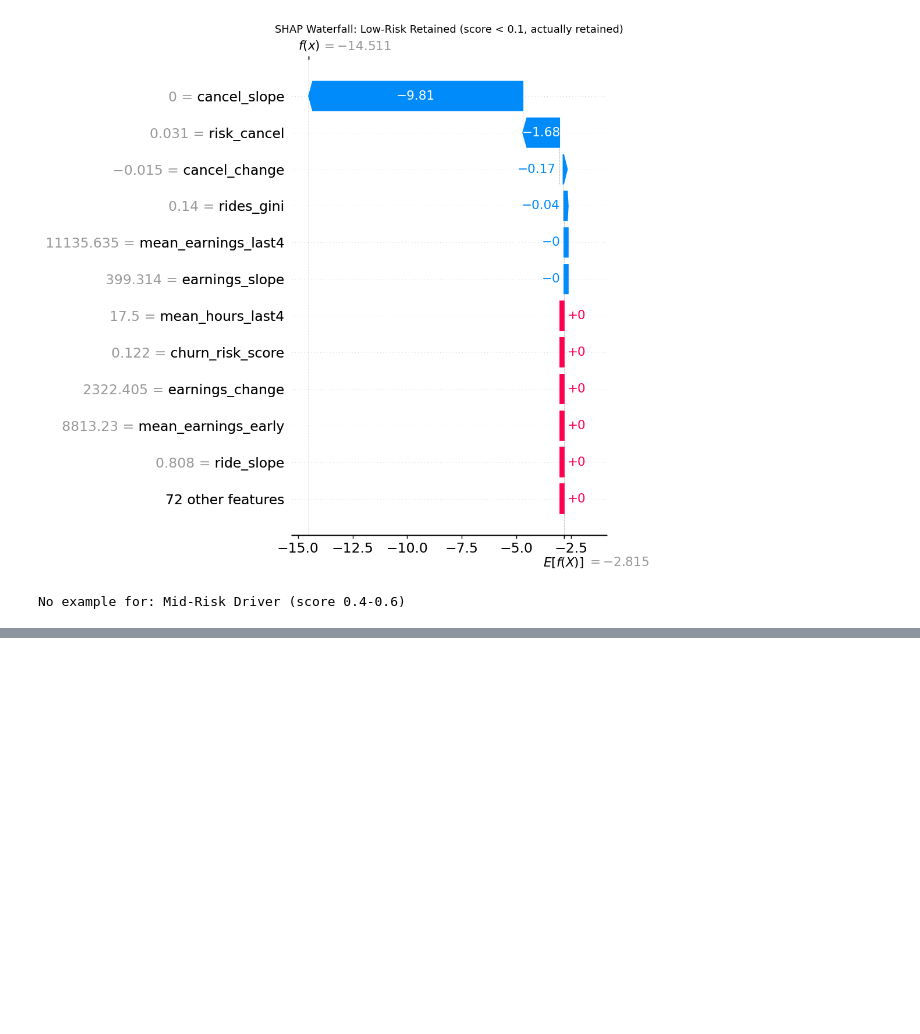
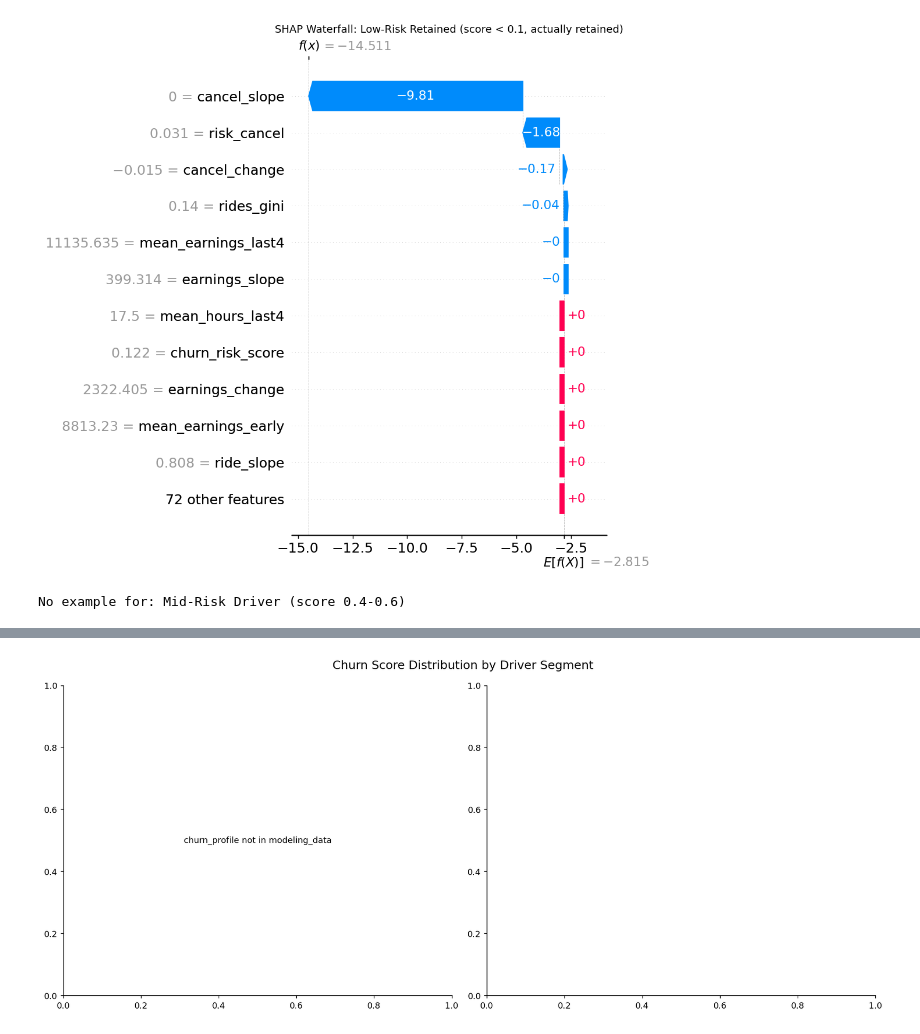
Before and after one commit to praveenkumar993/realworld-ds-ml, a Jupyter notebook: ride_sharing/driver_churn/notebooks/06_model_evaluation.ipynb, the cells around one changed output, grey strips where cells are left out. Saved outputs shown, nothing was run; the diff lists cells and outputs as text; code cells hidden in the pictures; blank space fills up the shorter version.

Commit message:
Model Evaluation

```diff
--- a/ride_sharing/driver_churn/notebooks/06_model_evaluation.ipynb
+++ b/ride_sharing/driver_churn/notebooks/06_model_evaluation.ipynb
@@ -458,0 +589,57 @@ AttributeError: 'StringArray' object has no attribute 'values'
+# %%
+fig, axes = plt.subplots(1, 2, figsize=(14, 6))
+fig.suptitle("Churn Score Distribution by Driver Segment",
+             fontsize=14)
+
+# By churn profile
+profile_order = ["stable","at_risk","high_risk","new_driver"]
+profile_colors= ["#4CAF50","#FF9800","#F44336","#2196F3"]
+
+profile_scores = modeling_data.groupby(
+    "churn_profile" if "churn_profile" in modeling_data.columns
+    else "is_churned"
+)["churn_score"].mean()
+
+if "churn_profile" in modeling_data.columns:
+    profile_scores = modeling_data.groupby(
+        "churn_profile"
+    )["churn_score"].mean().reindex(
+        [p for p in profile_order
+         if p in profile_scores.index]
+    )
+    axes[0].bar(
+        profile_scores.index, profile_scores.values,
+        color=profile_colors[:len(profile_scores)],
+        edgecolor="white", alpha=0.9
+    )
+    axes[0].set_title("Mean Churn Score by Driver Profile")
+    axes[0].set_ylabel("Mean Churn Score")
+    for i, v in enumerate(profile_scores.values):
+        axes[0].text(i, v+0.01, f"{v:.3f}",
+                     ha="center", fontsize=9)
+else:
+    axes[0].text(0.5, 0.5, "churn_profile not in modeling_data",
+                 ha="center", va="center",
+                 transform=axes[0].transAxes)
+
+# By vehicle type
+if "vehicle_type" in modeling_data.columns:
+    vehicle_scores = modeling_data.groupby(
+        "vehicle_type"
+    )["churn_score"].mean().sort_values(ascending=False)
+    axes[1].bar(
+        vehicle_scores.index, vehicle_scores.values,
+        color="#9C27B0", edgecolor="white", alpha=0.85
+    )
+    axes[1].set_title("Mean Churn Score by Vehicle Type")
+    axes[1].set_ylabel("Mean Churn Score")
+    for i, v in enumerate(vehicle_scores.values):
+        axes[1].text(i, v+0.01, f"{v:.3f}",
+                     ha="center", fontsize=9)
+
+plt.tight_layout()
+plt.savefig("../data/processed/eval_06_segment_analysis.png",
+            dpi=150, bbox_inches="tight")
+plt.show()
+# %% [output]
+[figure, added]
```
Also changed, not shown: parts of 3 cells of this notebook.
